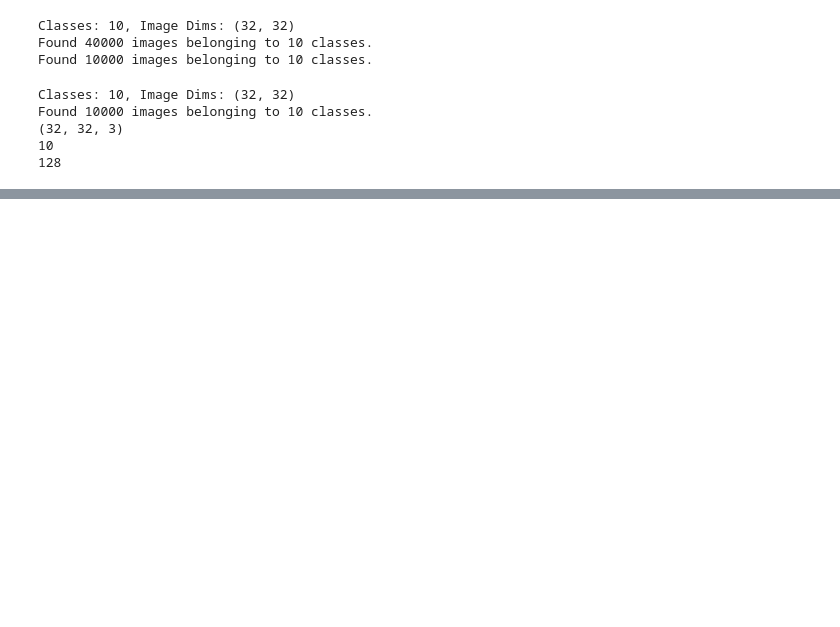
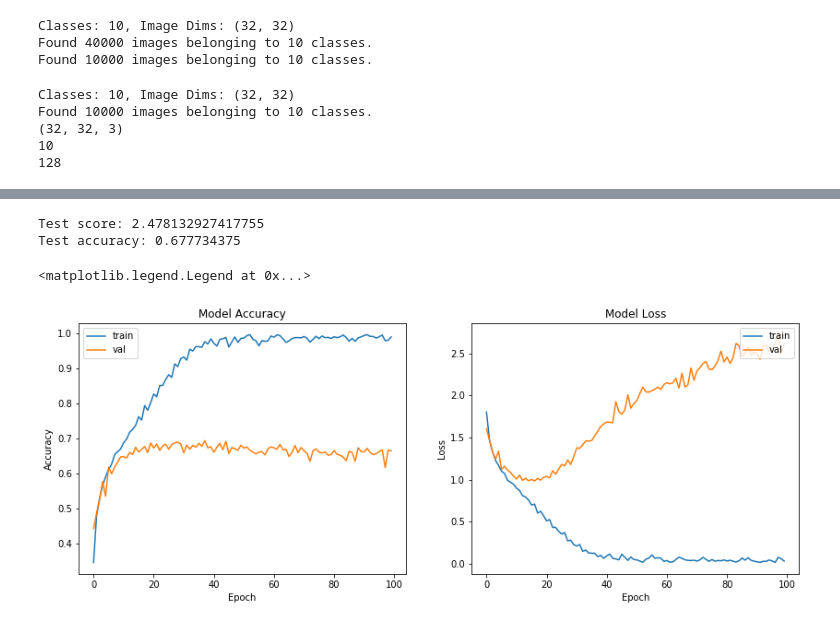
Before and after one commit to zhampel/rot-inv-conv, a Jupyter notebook: notebooks/test_new_layer.ipynb, the cells around one changed output, grey strips where cells are left out. Saved outputs shown, nothing was run; the diff lists cells and outputs as text; code cells hidden in the pictures; blank space fills up the shorter version.

```diff
--- a/notebooks/test_new_layer.ipynb
+++ b/notebooks/test_new_layer.ipynb
@@ -179,0 +170,37 @@ model.fit_generator(train_gen,
+# %%
+# Evaluate score
+score = model.evaluate_generator(test_gen, steps=20, max_queue_size=256)
+print("Test score: {}".format(score[0]))
+print("Test accuracy: {}".format(score[1]))
+# %% [output]
+Test score: 2.478132927417755
+Test accuracy: 0.677734375
+# %%
+%matplotlib inline
+import matplotlib
+import matplotlib.pyplot as plt
+
+# Summarize history
+f = plt.figure(figsize=(14,5))
+
+# Summarize accuracy history
+plt.subplot(1,2,1)
+plt.plot(history.acc)
+plt.plot(history.val_acc)
+plt.title('Model Accuracy')
+plt.ylabel('Accuracy')
+plt.xlabel('Epoch')
+plt.legend(['train', 'val'], loc='upper left')
+
+plt.subplot(1,2,2)
+# Summarize loss history
+plt.plot(history.loss)
+plt.plot(history.val_loss)
+plt.title('Model Loss')
+plt.ylabel('Loss')
+plt.xlabel('Epoch')
+plt.legend(['train', 'val'], loc='upper right')
+#plt.show()
+# %% [output]
+<matplotlib.legend.Legend at 0x...>
+[figure, added]
```
Also changed, not shown: parts of 6 cells of this notebook, 2 other files.
